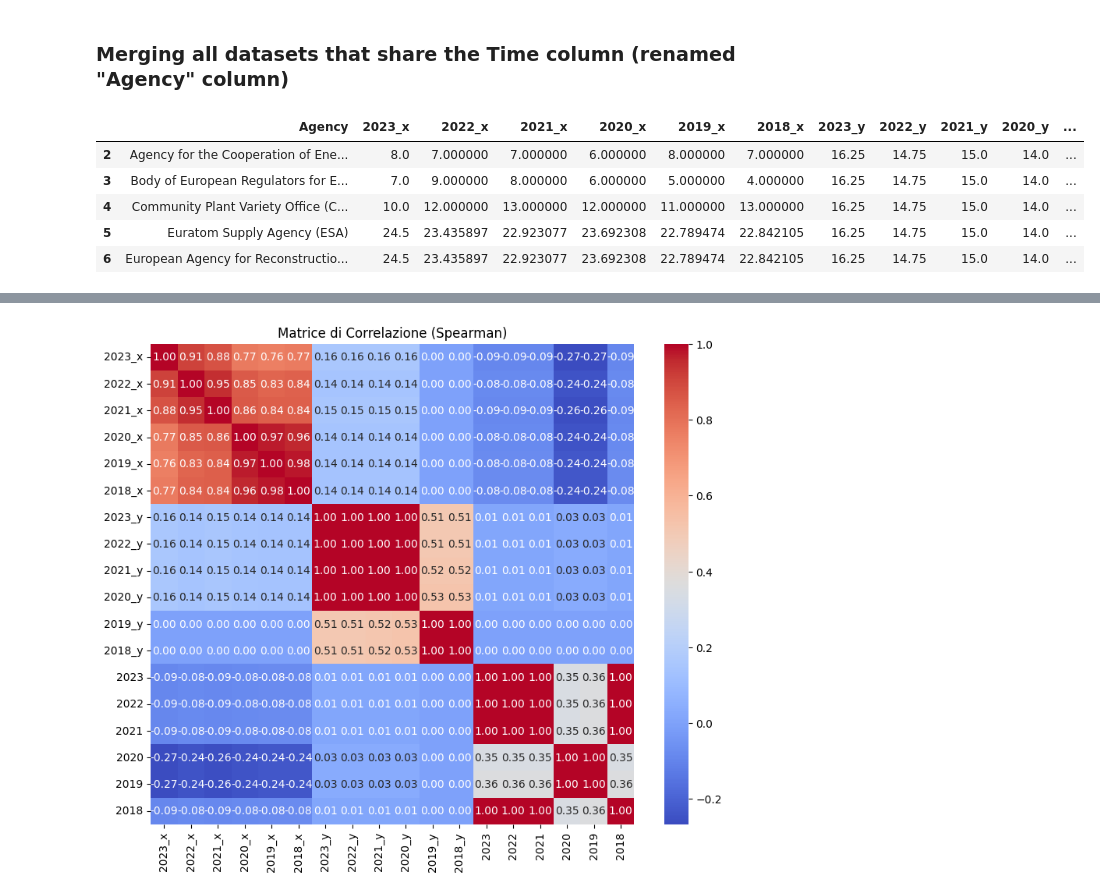
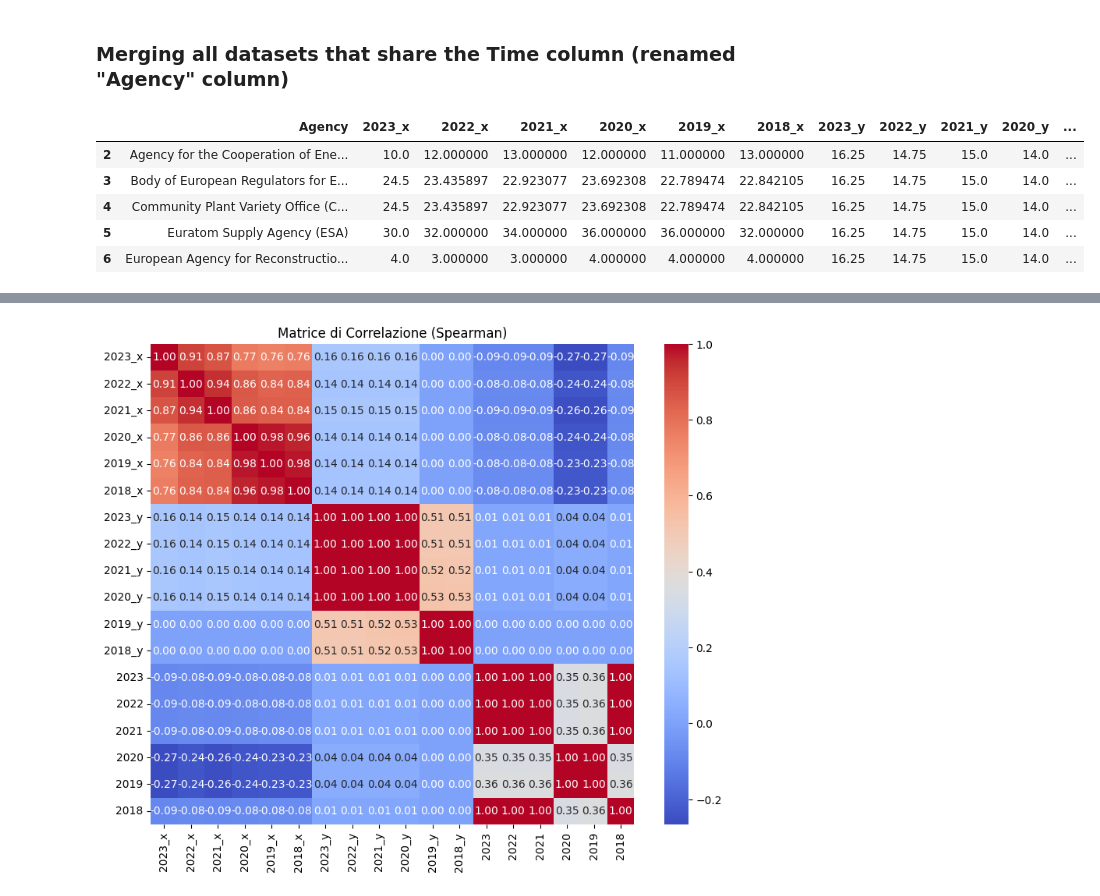
Before and after one commit to alicepicco333/wipEU, a Jupyter notebook: technical_analysis/geomashup.ipynb, the cells around one changed output, grey strips where cells are left out. Saved outputs shown, nothing was run; the diff lists cells and outputs as text; code cells hidden in the pictures.

```diff
--- a/technical_analysis/geomashup.ipynb
+++ b/technical_analysis/geomashup.ipynb
@@ -1,6 +1,7 @@
 # %%
 import openpyxl
 import csv
+from sklearn.impute import KNNImputer
 import pandas as pd
 import numpy as np
 import matplotlib.pyplot as plt
@@ -40,6 +41,23 @@ def force_to_numeric(dataframe1, dataframe2, dataframe3):
 
     return dataframe1, dataframe2, dataframe3
 
+def knn_impute(dataframe, n_neighbors=5):
+    # Select numeric columns for imputation
+    numeric_data = dataframe.select_dtypes(include=[np.number])
+
+    # Create KNN imputer
+    imputer = KNNImputer(n_neighbors=n_neighbors)
+
+    # Fit and transform the data
+    imputed_data = imputer.fit_transform(numeric_data)
+
+    # Create a new DataFrame with the imputed data
+    imputed_df = pd.DataFrame(imputed_data, columns=numeric_data.columns)
+
+    # Replace the original columns with the imputed columns
+    dataframe[numeric_data.columns] = imputed_df
+
+    return dataframe
 
 
 
@@ -323,29 +413,31 @@ plt.show()
 # %%
 #public administration
 #european court
 #european finance
 
 df_public_adm_women = df_public_adm_women.rename(columns={"Time":"Agency"})
 df_women_european_court = df_women_european_court.rename(columns={"Time":"Agency"})
 df_european_financial_institutions_women = df_european_financial_institutions_women.rename(columns={"Time":"Agency"})
 
 
 df_public_adm_women, df_women_european_court, df_european_financial_institutions_women = column_remove(df_public_adm_women, df_women_european_court, df_european_financial_institutions_women)
 df_public_adm_women, df_women_european_court, df_european_financial_institutions_women = force_to_numeric(df_public_adm_women, df_women_european_court, df_european_financial_institutions_women)
 # print(df_public_adm_women.head())
 # print(df_european_financial_institutions_women.head())
 # print(df_women_european_court.head())
 merged_df2 = pd.merge(df_public_adm_women, df_women_european_court, on="Agency", how='outer')
 merged_df_final2 = pd.merge(merged_df2, df_european_financial_institutions_women, on="Agency", how="outer") #nella manipolazione dati abbiamo deciso di introdurre lo 0 al posto di NaN
 merged_df_final2 = merged_df_final2.drop(merged_df_final2.index[[0, 1]]).fillna(merged_df_final2.mean())
 merged_df_final2.head()
+knn_impute(merged_df_final2)
+merged_df_final2.head()
 # %% [output]
 |  | Agency | 2023_x | 2022_x | 2021_x | 2020_x | 2019_x | 2018_x | 2023_y | 2022_y | 2021_y | 2020_y | ... |
-| 2 | Agency for the Cooperation of Ene... | 8.0 | 7.000000 | 7.000000 | 6.000000 | 8.000000 | 7.000000 | 16.25 | 14.75 | 15.0 | 14.0 | ... |
-| 3 | Body of European Regulators for E... | 7.0 | 9.000000 | 8.000000 | 6.000000 | 5.000000 | 4.000000 | 16.25 | 14.75 | 15.0 | 14.0 | ... |
-| 4 | Community Plant Variety Office (C... | 10.0 | 12.000000 | 13.000000 | 12.000000 | 11.000000 | 13.000000 | 16.25 | 14.75 | 15.0 | 14.0 | ... |
-| 5 | Euratom Supply Agency (ESA) | 24.5 | 23.435897 | 22.923077 | 23.692308 | 22.789474 | 22.842105 | 16.25 | 14.75 | 15.0 | 14.0 | ... |
-| 6 | European Agency for Reconstructio... | 24.5 | 23.435897 | 22.923077 | 23.692308 | 22.789474 | 22.842105 | 16.25 | 14.75 | 15.0 | 14.0 | ... |
+| 2 | Agency for the Cooperation of Ene... | 10.0 | 12.000000 | 13.000000 | 12.000000 | 11.000000 | 13.000000 | 16.25 | 14.75 | 15.0 | 14.0 | ... |
+| 3 | Body of European Regulators for E... | 24.5 | 23.435897 | 22.923077 | 23.692308 | 22.789474 | 22.842105 | 16.25 | 14.75 | 15.0 | 14.0 | ... |
+| 4 | Community Plant Variety Office (C... | 24.5 | 23.435897 | 22.923077 | 23.692308 | 22.789474 | 22.842105 | 16.25 | 14.75 | 15.0 | 14.0 | ... |
+| 5 | Euratom Supply Agency (ESA) | 30.0 | 32.000000 | 34.000000 | 36.000000 | 36.000000 | 32.000000 | 16.25 | 14.75 | 15.0 | 14.0 | ... |
+| 6 | European Agency for Reconstructio... | 4.0 | 3.000000 | 3.000000 | 4.000000 | 4.000000 | 4.000000 | 16.25 | 14.75 | 15.0 | 14.0 | ... |
 # %%
 spearman_corr2 = merged_df_final2.corr(method='spearman')
 
```
Also changed, not shown: parts of 29 cells of this notebook, 1 other file.
